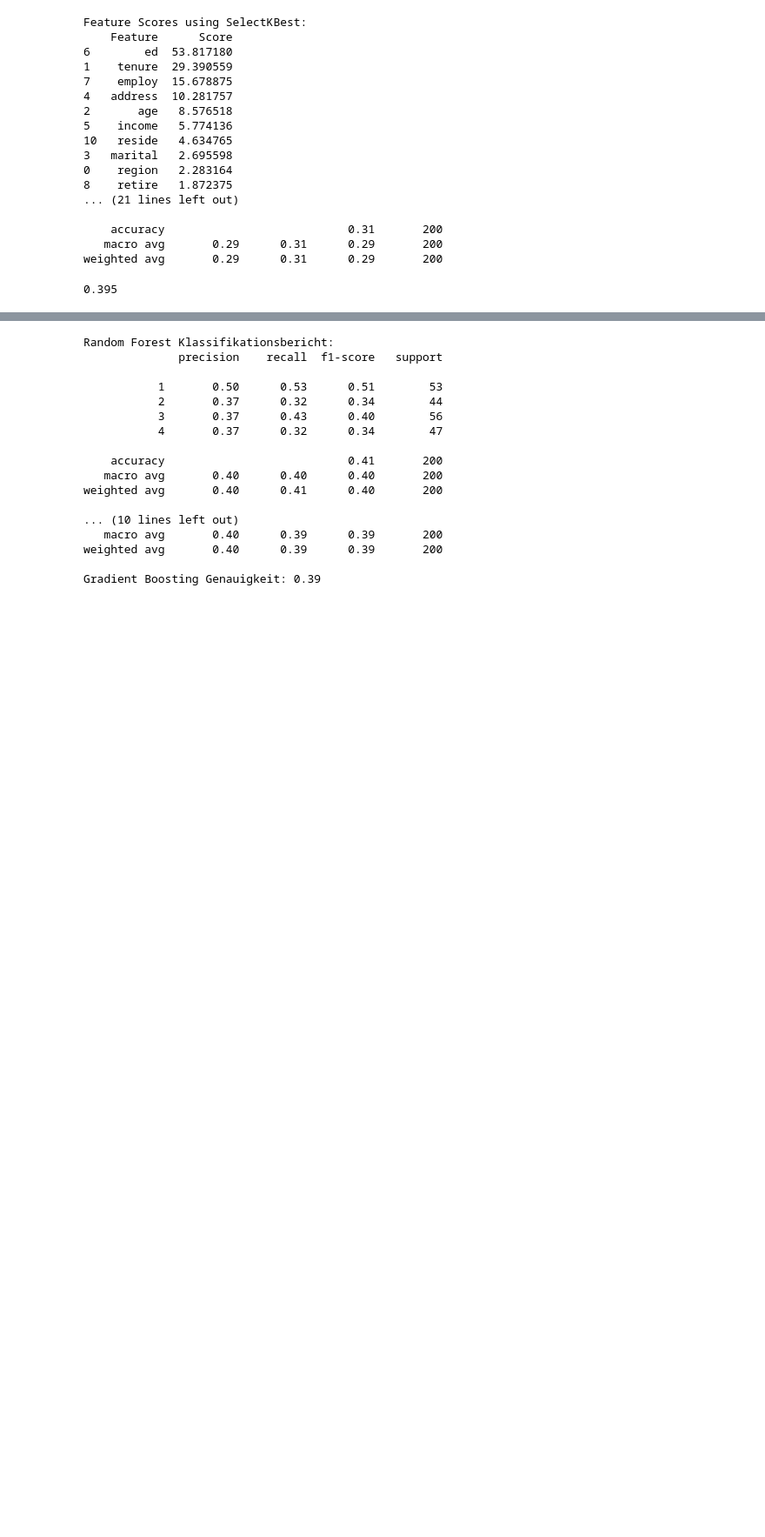
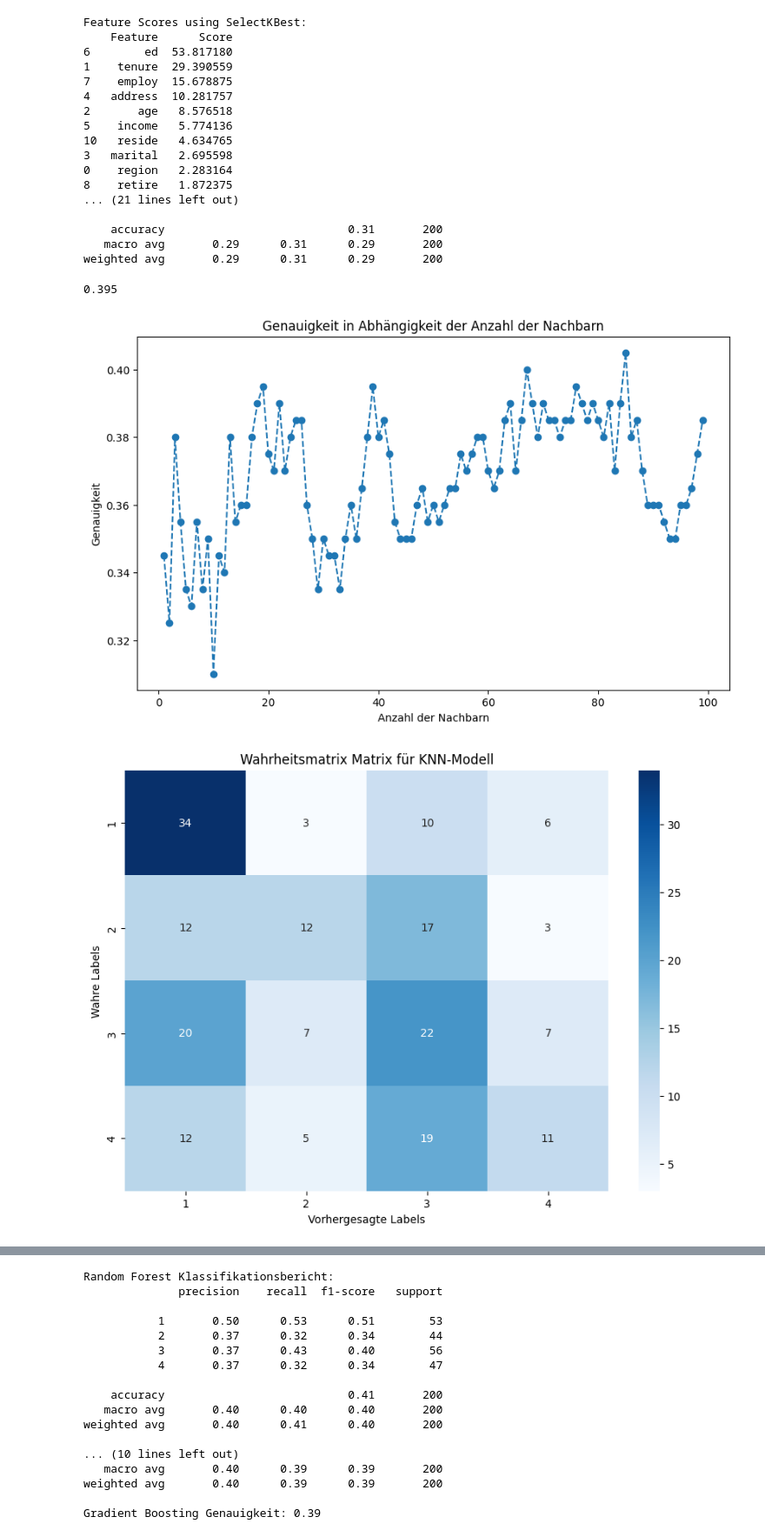
Before and after one commit to AdrianoF03/Projekt-Big-Data-Analytics, a Jupyter notebook: telefonkunden.ipynb, the cells around one changed output, grey strips where cells are left out. Shown: that part at 87% size. Saved outputs shown, nothing was run; the diff lists cells and outputs as text; code cells hidden in the pictures; blank space fills up the shorter version.

```diff
--- a/telefonkunden.ipynb
+++ b/telefonkunden.ipynb
@@ -231,23 +232,50 @@ weighted avg       0.29      0.31      0.29       200
 # %%
 from sklearn.model_selection import train_test_split
 from sklearn.neighbors import KNeighborsClassifier
-from sklearn.metrics import classification_report, confusion_matrix
+from sklearn.metrics import classification_report, confusion_matrix, accuracy_score
 
 # Merkmale und Zielvariable definieren
 X = telefonkunden[['tenure','age','income','address','employ','ed']] # Merkmale, die für die Vorhersage von 'custcat' relevant sind
 Y = telefonkunden['custcat']
 
 # Daten in Trainings- und Testset aufteilen 80/20 Split|Stratified --> gleiche Verteilung der Zielvariable
 X_training, X_test, Y_training, Y_test = train_test_split(X, Y, test_size=0.2, random_state=1, stratify=Y)
 
 # KNN-Modell erstellen und trainieren
 knn = KNeighborsClassifier(n_neighbors=19)  # Anzahl der Nachbarn
 vorhersage_scikit = knn.fit(X_training, Y_training)
 
 vorhersage_scikit = knn.predict(X_test)
 
 # Genauigkeit der Vorhersage
-from sklearn.metrics import accuracy_score
 print(accuracy_score(Y_test, vorhersage_scikit))
+
+# Berechnung der Genauigkeit für verschiedene Werte von n_neighbors
+scores = []
+for k in range(1, 100):
+	knn = KNeighborsClassifier(n_neighbors=k)
+	knn.fit(X_training, Y_training)
+	y_pred = knn.predict(X_test)
+	scores.append(accuracy_score(Y_test, y_pred))
+
+plt.figure(figsize=(10, 6))
+
+plt.plot(np.arange(1, 100), scores, marker='o', linestyle='dashed')
+
+plt.xlabel('Anzahl der Nachbarn')
+plt.ylabel('Genauigkeit')
+plt.title('Genauigkeit in Abhängigkeit der Anzahl der Nachbarn')
+plt.show()
+
+# Wahrheits Matrix
+conf_matrix = confusion_matrix(Y_test, vorhersage_scikit)
+plt.figure(figsize=(10, 7))
+sns.heatmap(conf_matrix, annot=True, fmt='d', cmap='Blues', xticklabels=knn.classes_, yticklabels=knn.classes_)
+plt.xlabel('Vorhergesagte Labels')
+plt.ylabel('Wahre Labels')
+plt.title('Wahrheitsmatrix Matrix für KNN-Modell')
+plt.show()
 # %% [output]
 0.395
+[figure, added]
+[figure, added]
```
Also changed, not shown: parts of 17 cells of this notebook.
